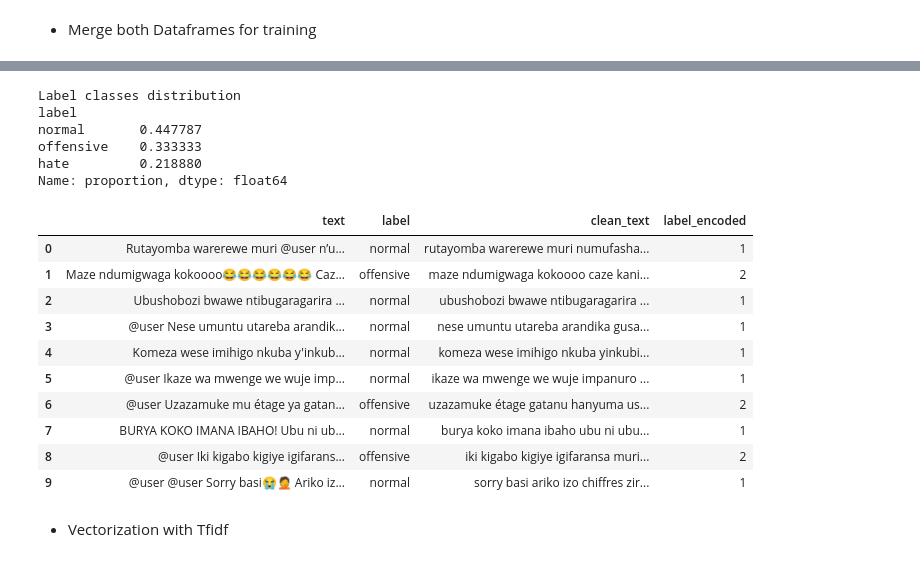
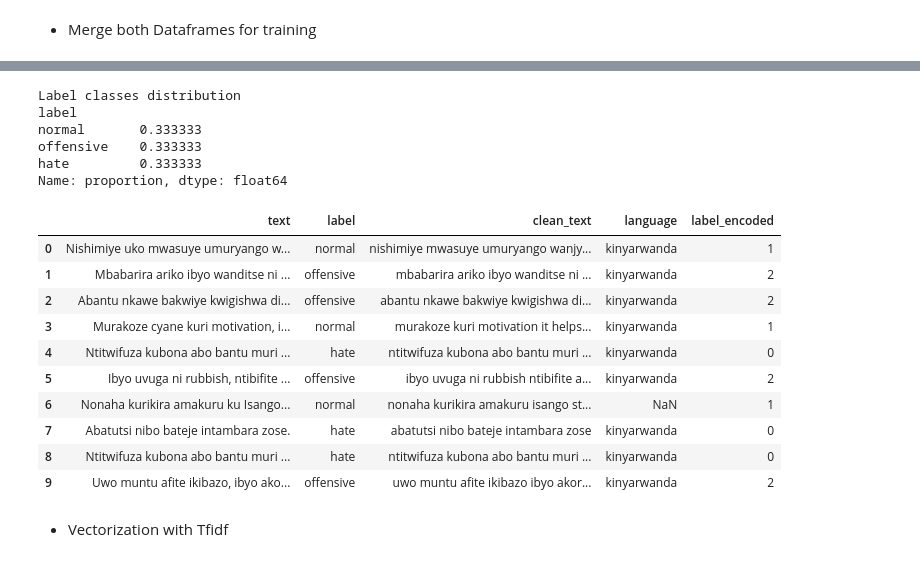
Before and after one commit to Olamieee/Kinyarwanda-Hatespeech-Detection, a Jupyter notebook: model/hate_speech_model.ipynb, the cells around one changed output, grey strips where cells are left out. Cells and saved outputs as stored; diff of their text form; code cells hidden in the pictures.

```diff
--- a/model/hate_speech_model.ipynb
+++ b/model/hate_speech_model.ipynb
@@ -14,6 +15,6 @@ from sklearn.metrics import accuracy_score, classification_report, precision_sco
 # %% [markdown]
 - import generated dataset
 # %%
-df = pd.read_csv('hate_speech_kinyarwanda_synthetic_mixed.csv')
+df = pd.read_csv('final_cleaned_kinyarwanda_hatespeech.csv')
 df.head()
 # %% [output]
@@ -81,7 +82,7 @@ df2.to_csv("kinyarwanda_hate_speech_preprocessed2.csv", index=False)
 label_map_scraped = {
     "positive": "normal",
     "neutral": "normal",
-    "negative": "offensive"
+    "negative": "hate"
 }
 
 df2['label'] = df2['label'].map(label_map_scraped)
@@ -103,0 +105,17 @@ The merged DataFrame has: 16155 rows and 3 columns
+# %%
+print("Before Oversampling:\n", df_merged['label'].value_counts())
+df_normal = df_merged[df_merged['label'] == 'normal']
+df_offensive = df_merged[df_merged['label'] == 'offensive']
+df_hate = df_merged[df_merged['label'] == 'hate']
+
+#Find max class size
+max_size = max(len(df_normal), len(df_offensive), len(df_hate))
+
+#Oversample minority classes
+df_offensive_upsampled = resample(df_offensive, replace=True, n_samples=max_size, random_state=42)
+df_hate_upsampled = resample(df_hate, replace=True, n_samples=max_size, random_state=42)
+
+df_balanced = pd.concat([df_normal, df_offensive_upsampled, df_hate_upsampled])
+df_balanced = df_balanced.sample(frac=1, random_state=42).reset_index(drop=True) # Shuffle the data
+
+print("After Oversampling:\n", df_balanced['label'].value_counts())
@@ -104,30 +135,30 @@ The merged DataFrame has: 16155 rows and 3 columns
 # %%
-df_merged['label'].value_counts()
+df_balanced['label'].value_counts()
 print("Label classes distribution")
-print(df_merged['label'].value_counts(normalize=True))
+print(df_balanced['label'].value_counts(normalize=True))
 # %% [output]
 Label classes distribution
 label
-normal       0.447787
+normal       0.333333
 offensive    0.333333
-hate         0.218880
+hate         0.333333
 Name: proportion, dtype: float64
 # %%
 le = LabelEncoder()
-df_merged['label_encoded'] = le.fit_transform(df_merged['label'])
-df_merged.head(10)
+df_balanced['label_encoded'] = le.fit_transform(df_balanced['label'])
+df_balanced.head(10)
 # %% [output]
-|  | text | label | clean_text | label_encoded |
-| 0 | Rutayomba warerewe muri @user n’u... | normal | rutayomba warerewe muri numufasha... | 1 |
-| 1 | Maze ndumigwaga kokoooo😂😂😂😂😂😂 Caz... | offensive | maze ndumigwaga kokoooo caze kani... | 2 |
-| 2 | Ubushobozi bwawe ntibugaragarira ... | normal | ubushobozi bwawe ntibugaragarira ... | 1 |
-| 3 | @user Nese umuntu utareba arandik... | normal | nese umuntu utareba arandika gusa... | 1 |
-| 4 | Komeza wese imihigo nkuba y'inkub... | normal | komeza wese imihigo nkuba yinkubi... | 1 |
-| 5 | @user Ikaze wa mwenge we wuje imp... | normal | ikaze wa mwenge we wuje impanuro ... | 1 |
-| 6 | @user Uzazamuke mu étage ya gatan... | offensive | uzazamuke étage gatanu hanyuma us... | 2 |
-| 7 | BURYA KOKO IMANA IBAHO! Ubu ni ub... | normal | burya koko imana ibaho ubu ni ubu... | 1 |
-| 8 | @user Iki kigabo kigiye igifarans... | offensive | iki kigabo kigiye igifaransa muri... | 2 |
-| 9 | @user @user Sorry basi😭🤦 Ariko iz... | normal | sorry basi ariko izo chiffres zir... | 1 |
+|  | text | label | clean_text | language | label_encoded |
+| 0 | Nishimiye uko mwasuye umuryango w... | normal | nishimiye mwasuye umuryango wanjy... | kinyarwanda | 1 |
+| 1 | Mbabarira ariko ibyo wanditse ni ... | offensive | mbabarira ariko ibyo wanditse ni ... | kinyarwanda | 2 |
+| 2 | Abantu nkawe bakwiye kwigishwa di... | offensive | abantu nkawe bakwiye kwigishwa di... | kinyarwanda | 2 |
+| 3 | Murakoze cyane kuri motivation, i... | normal | murakoze kuri motivation it helps... | kinyarwanda | 1 |
+| 4 | Ntitwifuza kubona abo bantu muri ... | hate | ntitwifuza kubona abo bantu muri ... | kinyarwanda | 0 |
+| 5 | Ibyo uvuga ni rubbish, ntibifite ... | offensive | ibyo uvuga ni rubbish ntibifite a... | kinyarwanda | 2 |
+| 6 | Nonaha kurikira amakuru ku Isango... | normal | nonaha kurikira amakuru isango st... | NaN | 1 |
+| 7 | Abatutsi nibo bateje intambara zose. | hate | abatutsi nibo bateje intambara zose | kinyarwanda | 0 |
+| 8 | Ntitwifuza kubona abo bantu muri ... | hate | ntitwifuza kubona abo bantu muri ... | kinyarwanda | 0 |
+| 9 | Uwo muntu afite ikibazo, ibyo ako... | offensive | uwo muntu afite ikibazo ibyo akor... | kinyarwanda | 2 |
 # %% [markdown]
 - Vectorization with Tfidf
 # %%
```
Also changed, not shown: parts of 11 cells of this notebook, 12 other files.
